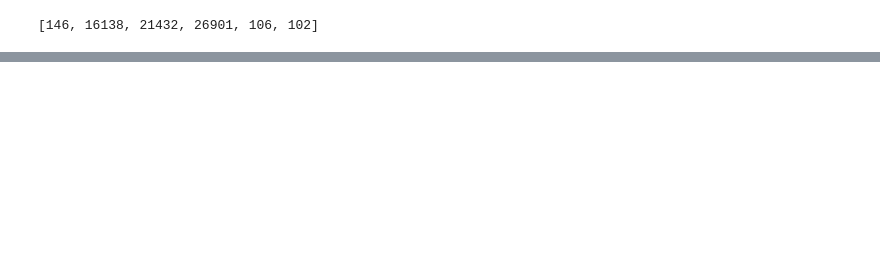
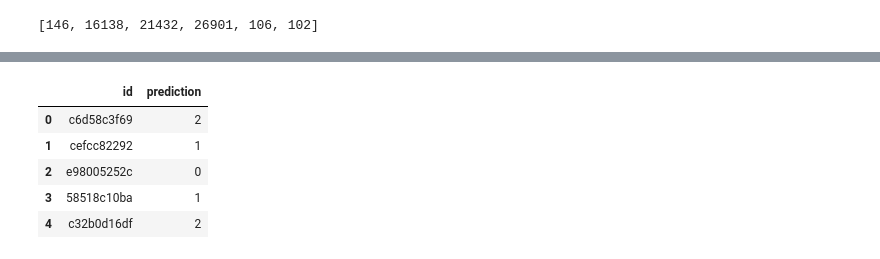
Before and after one commit to garimasc/contradictory_watson, a Jupyter notebook: test_keras_tf.ipynb, the cells around one changed output, grey strips where cells are left out. Saved outputs shown, nothing was run; the diff lists cells and outputs as text; code cells hidden in the pictures; blank space fills up the shorter version.

Commit message:
Kaggle Notebook | contradictory_watson_tutorial_copy | Max Len 50

```diff
--- a/test_keras_tf.ipynb
+++ b/test_keras_tf.ipynb
@@ -161,2 +179,2 @@ ________________________________________________________________________________
 # %%
-# model.fit(train_input, df_train.label.values, epochs = 2, verbose = 1, batch_size = 64, validation_split = 0.2)
+model.fit(train_input, df_train.label.values, epochs = 2, verbose = 1, batch_size = 64, validation_split = 0.2)
@@ -181,0 +223,6 @@ ResourceExhaustedError: Exception encountered when calling layer "embeddings" "
+# %%
+predictions = [np.argmax(i) for i in model.predict(test_input)]
+submission = df_test.id.copy().to_frame()
+submission['prediction'] = predictions
+submission.head()
+# %% [output]
@@ -181,0 +230,6 @@ ResourceExhaustedError: Exception encountered when calling layer "embeddings" "
+|  | id | prediction |
+| 0 | c6d58c3f69 | 2 |
+| 1 | cefcc82292 | 1 |
+| 2 | e98005252c | 0 |
+| 3 | 58518c10ba | 1 |
+| 4 | c32b0d16df | 2 |
```
Also changed, not shown: parts of 12 cells of this notebook.
